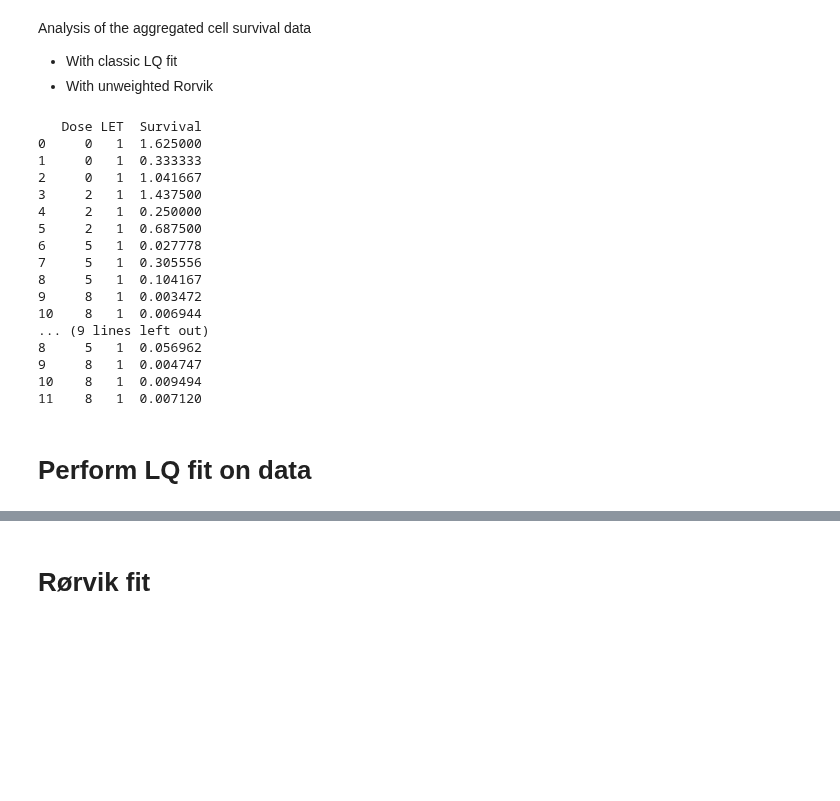
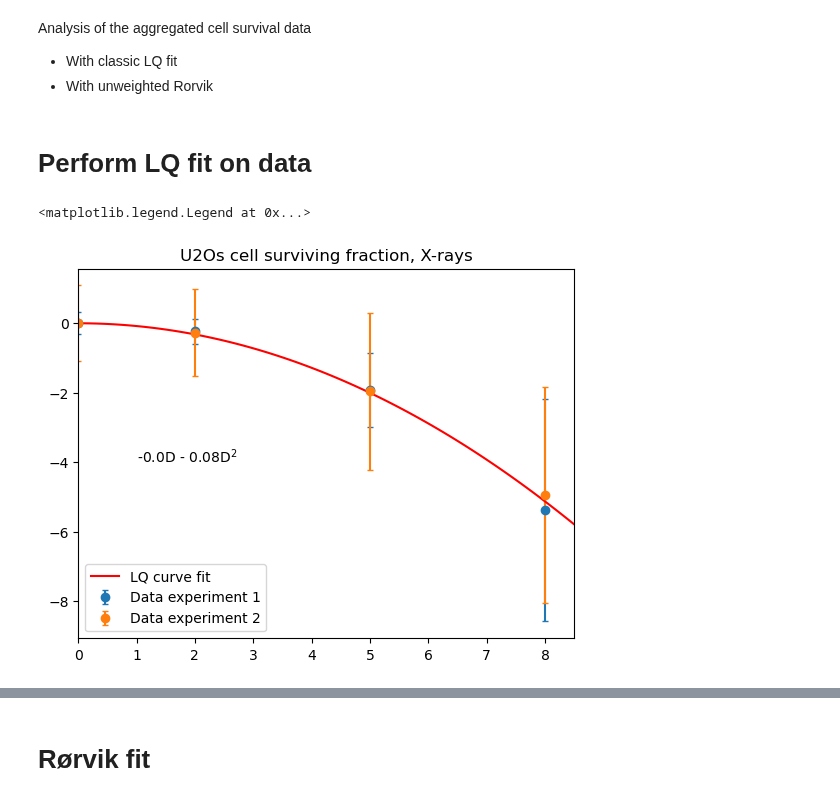
Before and after one commit to BrittHaanen15/Thesis_project, a Jupyter notebook: Python codes/Cell survival analysis aggregated data.ipynb, the cells around one changed output, grey strips where cells are left out. Saved outputs shown, nothing was run; the diff lists cells and outputs as text; code cells hidden in the pictures; blank space fills up the shorter version.

```diff
--- a/Python codes/Cell survival analysis aggregated data.ipynb
+++ b/Python codes/Cell survival analysis aggregated data.ipynb
@@ -131,24 +139,4 @@ for folder in results_folders:
                 PH_rorvik = pd.concat([PH_rorvik, Parse_data(df)])
-# %%
-print(X_rorvik)
-# %% [output]
-   Dose LET  Survival
-0     0   1  1.625000
-1     0   1  0.333333
-2     0   1  1.041667
-3     2   1  1.437500
-4     2   1  0.250000
-5     2   1  0.687500
-6     5   1  0.027778
-7     5   1  0.305556
-8     5   1  0.104167
-9     8   1  0.003472
-10    8   1  0.006944
-... (9 lines left out)
-8     5   1  0.056962
-9     8   1  0.004747
-10    8   1  0.009494
-11    8   1  0.007120
 # %% [markdown]
 # Perform LQ fit on data
 # %%
@@ -176,12 +164,20 @@ def Perform_LQ_fit(survival):
 
     return popt, LQ_function
 # %%
-#Remove any zero survivals
-X_survival = X_survival[X_survival['Survival'] != 0]
-PL_survival = PL_survival[PL_survival['Survival'] != 0]
-PH_survival = PH_survival[PH_survival['Survival'] != 0]
-
 #Perform LQ fit for all
 params_x, LQ_func = Perform_LQ_fit(X_survival)
 params_pl, LQ_func = Perform_LQ_fit(PL_survival)
 params_ph, LQ_func = Perform_LQ_fit(PH_survival)
+# %%
+#Plot X-rays
+for i in range(int(len(X_survival)/len(X_survival['Dose'].unique()))):
+    data = X_survival[(i*4):((i+1)*4)]
+    plt.errorbar(data['Dose'], np.log(np.array(data['Survival'])), abs(np.log(data['Dev'])/2), label= f'Data experiment {i+1}', fmt='o', capsize=2)
+plt.plot(np.linspace(0, 10, 100), LQ_func(np.linspace(0, 10, 100), params_x[0], params_x[1]), color='r', label='LQ curve fit')
+plt.title('U2Os cell surviving fraction, X-rays')
+plt.text(1, -4, f"-{round(params_x[0],3)}D - {round(params_x[1],3)}D$^2$")
+plt.xlim([0, 8.5])
+plt.legend()
+# %% [output]
+<matplotlib.legend.Legend at 0x...>
+[figure, added]
```
Also changed, not shown: parts of 11 cells of this notebook, 10 other files.
